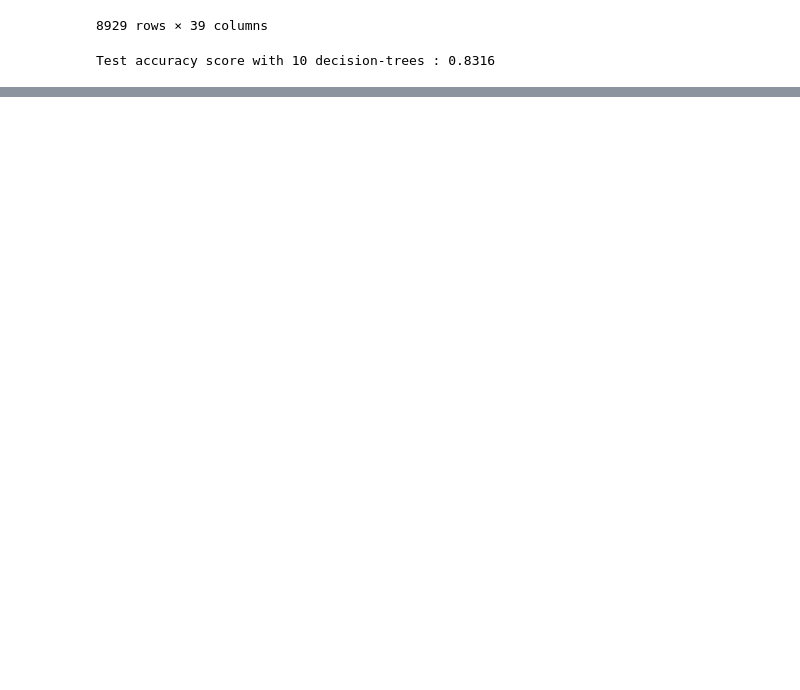
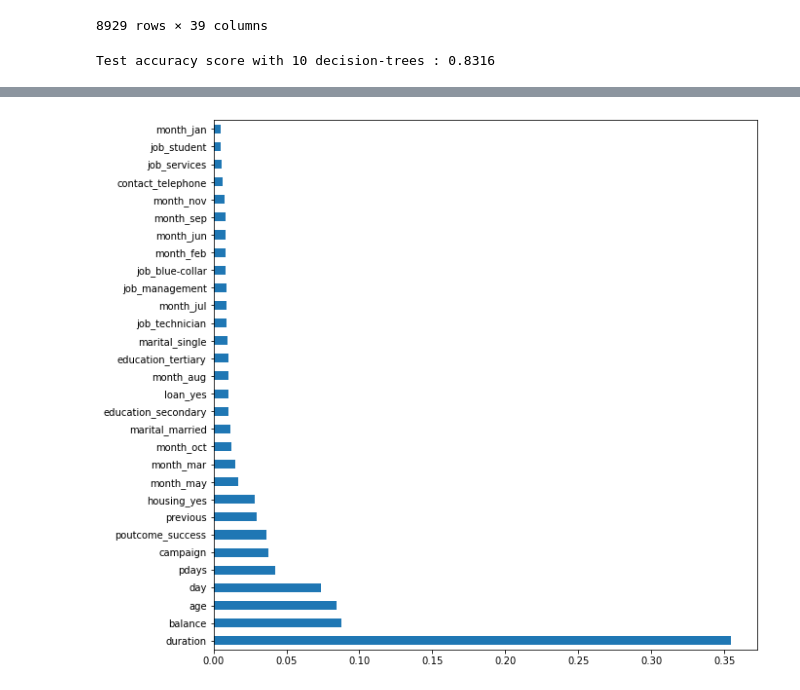
Before and after one commit to HuiseongK/Bank, a Jupyter notebook: bank_model.ipynb, the cells around one changed output, grey strips where cells are left out. Saved outputs shown, nothing was run; the diff lists cells and outputs as text; code cells hidden in the pictures; blank space fills up the shorter version.

```diff
--- a/bank_model.ipynb
+++ b/bank_model.ipynb
@@ -259,0 +275,3 @@ Test accuracy score with 10 decision-trees : 0.8316
+# %%
+feat_importances = pd.Series(clf.feature_importances_, index=X_train_new.columns)
+feat_importances
@@ -259,0 +296,3 @@ Test accuracy score with 10 decision-trees : 0.8316
+# %%
+feat_importances = feat_importances.sort_values()
+feat_importances
@@ -259,0 +317,6 @@ Test accuracy score with 10 decision-trees : 0.8316
+# %%
+plt.figure(figsize=(10,10))
+feat_importances.nlargest(30).plot(kind='barh')
+plt.show()
+# %% [output]
+[figure, added]
```
Also changed, not shown: parts of 5 cells of this notebook.
